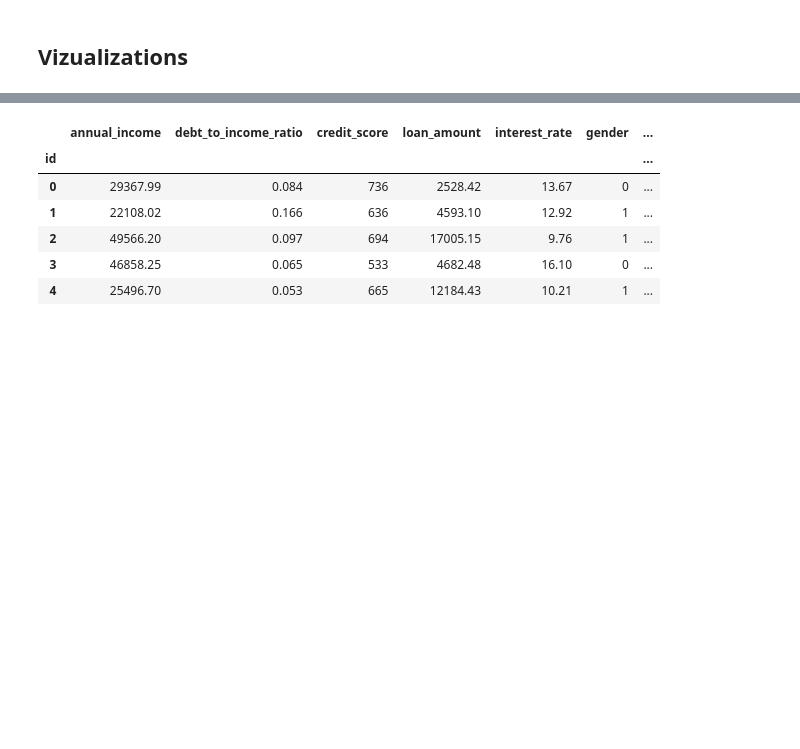
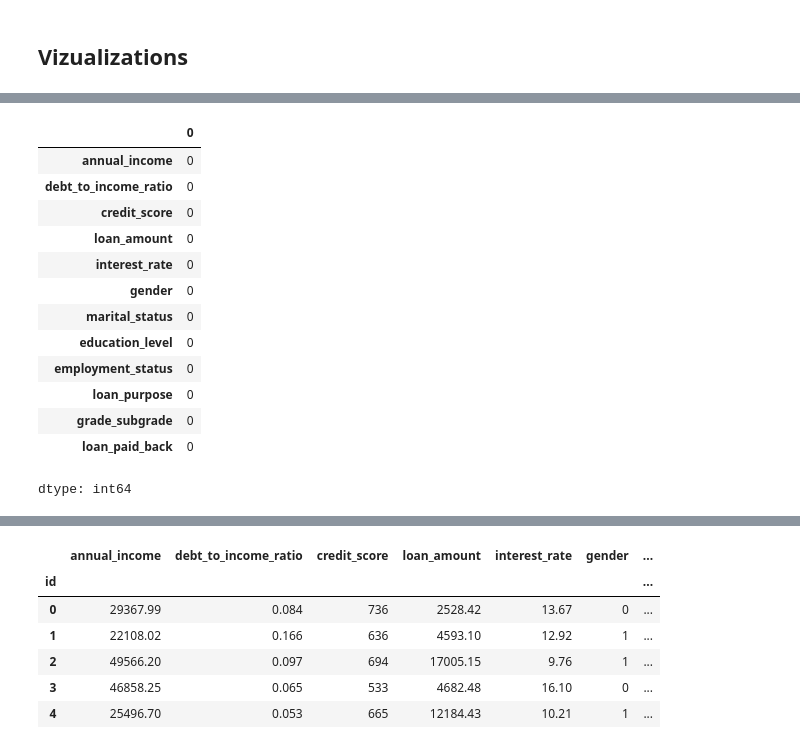
Before and after one commit to abduraaahim/Predicting-Loan-Payback, a Jupyter notebook: index.ipynb, the cells around one changed output, grey strips where cells are left out. Cells and saved outputs as stored; diff of their text form; code cells hidden in the pictures; blank space fills up the shorter version.

```diff
--- a/index.ipynb
+++ b/index.ipynb
@@ -143,3 +144,20 @@ for column in cat_columns:
+# %%
+train.isna().sum()
+# %% [output]
+|  | 0 |
+| annual_income | 0 |
+| debt_to_income_ratio | 0 |
+| credit_score | 0 |
+| loan_amount | 0 |
+| interest_rate | 0 |
+| gender | 0 |
+| marital_status | 0 |
+| education_level | 0 |
+| employment_status | 0 |
+| loan_purpose | 0 |
+| grade_subgrade | 0 |
+| loan_paid_back | 0 |
+dtype: int64
 # %%
 train['grade'] = train['grade_subgrade'].str[0]
 train['subgrade_num'] = train['grade_subgrade'].str[1:].astype(int)
```
Also changed, not shown: parts of 35 cells of this notebook, 1 other file.
